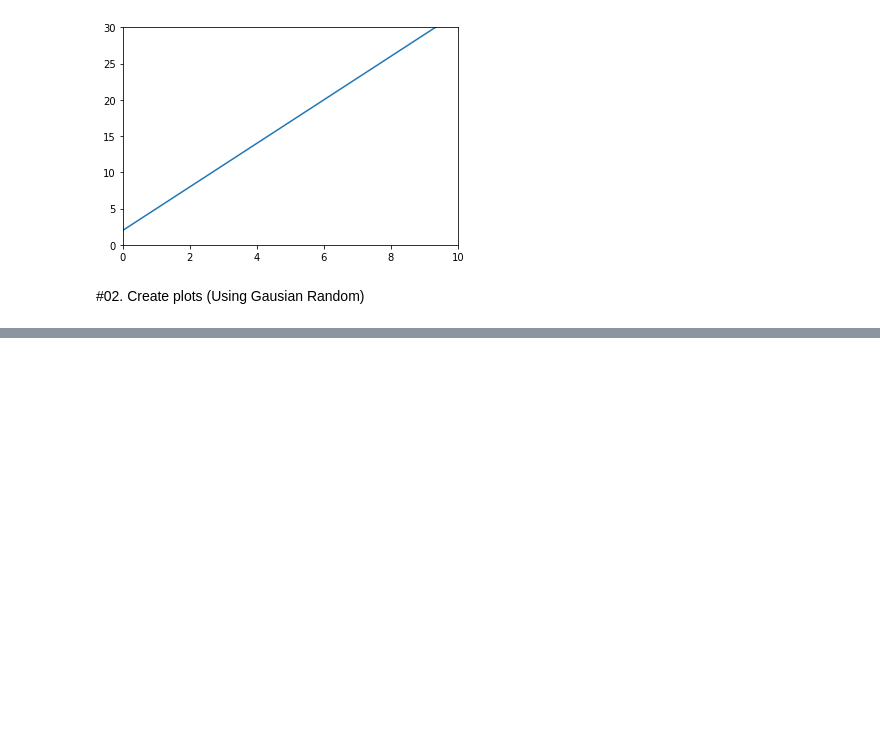
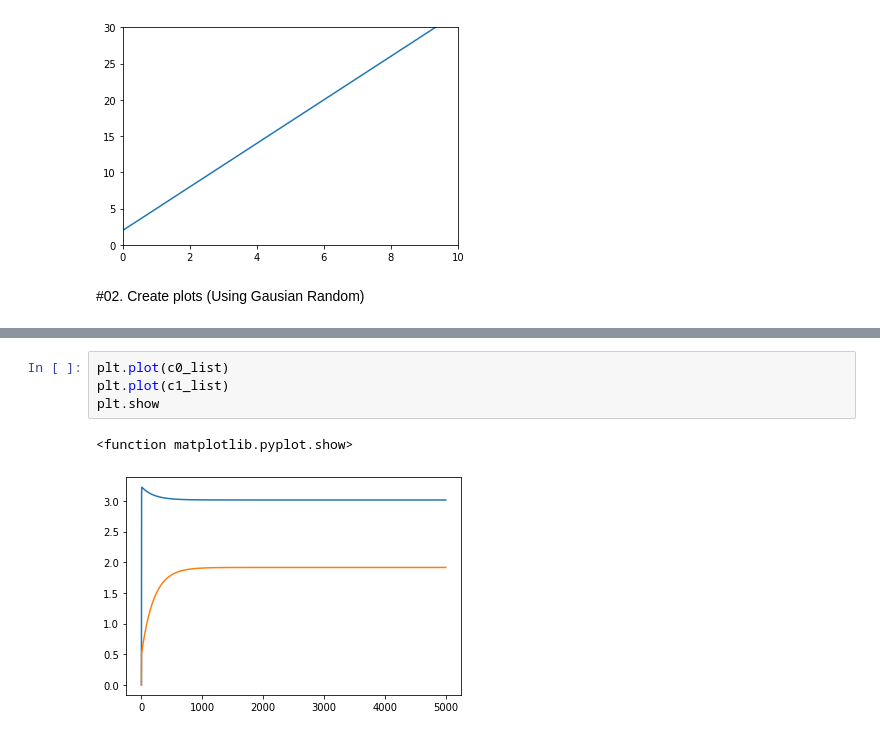
Before and after one commit to CJavaPython/AssignmentFolder, a Jupyter notebook: Assignment02/Assignment02.ipynb, the cells around one changed output, grey strips where cells are left out. Saved outputs shown, nothing was run; the diff lists cells and outputs as text; blank space fills up the shorter version.

```diff
--- a/Assignment02/Assignment02.ipynb
+++ b/Assignment02/Assignment02.ipynb
@@ -86,0 +92,7 @@ plt.show()
+# %%
+plt.plot(c0_list)
+plt.plot(c1_list)
+plt.show
+# %% [output]
+<function matplotlib.pyplot.show>
+[figure, added]
```
Also changed, not shown: parts of 3 cells of this notebook.
